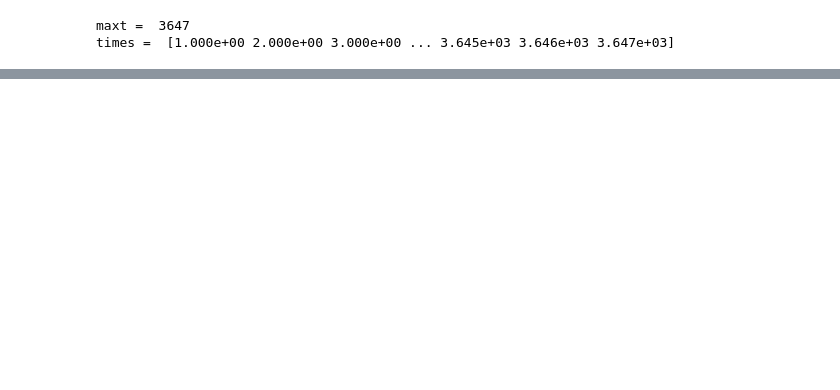
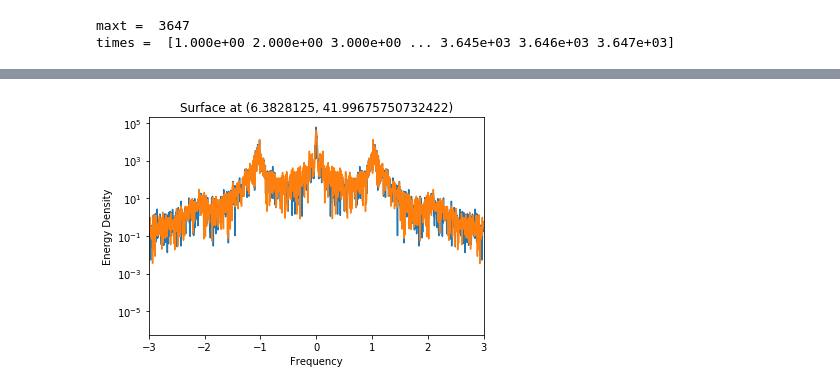
Before and after one commit to mclaret/JISAOinternship, a Jupyter notebook: notebooks/mark/fft_rotary.ipynb, the cells around one changed output, grey strips where cells are left out. Cells and saved outputs as stored; diff of their text form; code cells hidden in the pictures; blank space fills up the shorter version.

```diff
--- a/notebooks/mark/fft_rotary.ipynb
+++ b/notebooks/mark/fft_rotary.ipynb
@@ -114 +132,16 @@ fq_k1_norm = np.fft.fftshift(fq_k1_norm)
+# %%
+# plot rotary spectra at k1
+plt.figure()
+plt.plot(fq_k1_norm, amp_k1)
+plt.xlim(-3,3)
+#plt.ylim(10**0)
+
+# plot labels
+plt.title('Surface at ({}, {})'.format(nav_lon, nav_lat))
+plt.xlabel('Frequency')
+plt.ylabel('Energy Density')
+plt.yscale('log')
+plt.show()
+# %% [output]
+[figure, added]
 # %%
```
Also changed, not shown: parts of 7 cells of this notebook, 1 other file.
